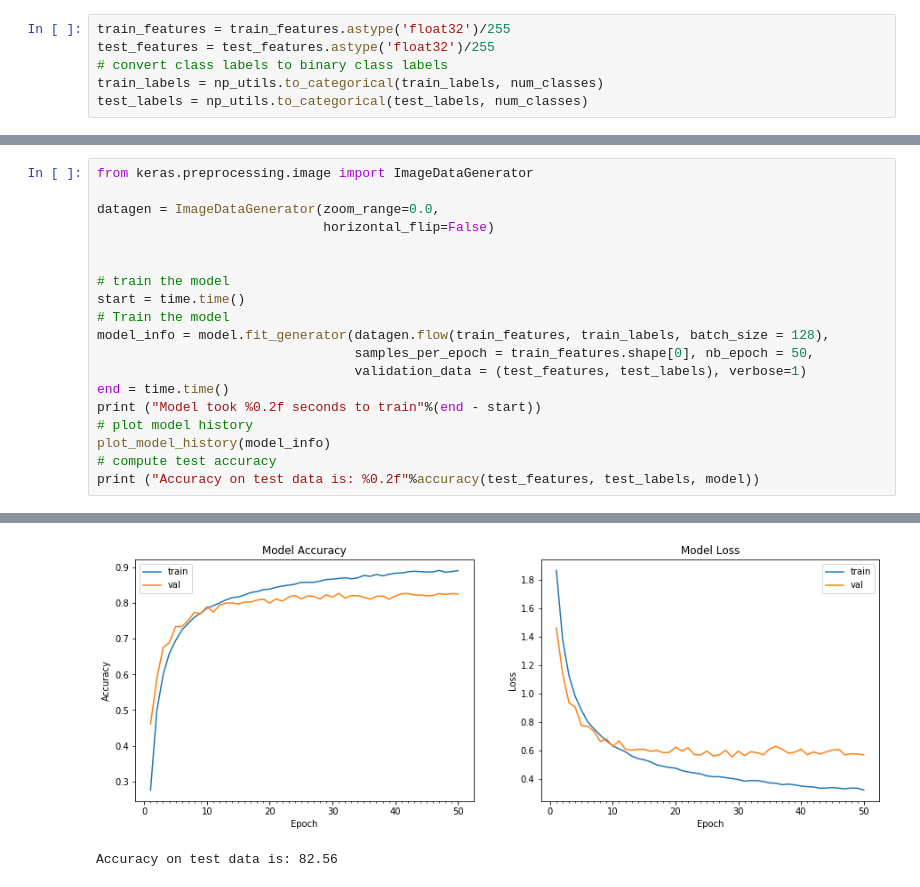
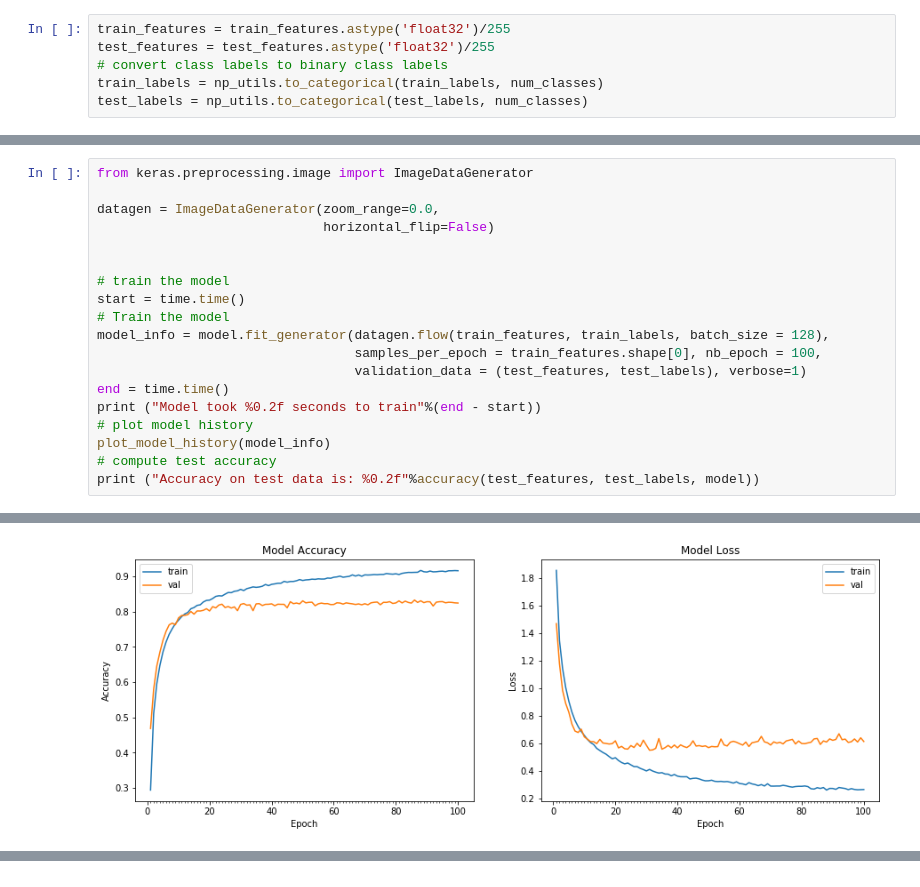
Before and after one commit to AYYasaswini/testmyprojectAI, a Jupyter notebook: Base_Assignment_6.ipynb, the cells around one changed output, grey strips where cells are left out. Saved outputs shown, nothing was run; the diff lists cells and outputs as text.

```diff
--- a/Base_Assignment_6.ipynb
+++ b/Base_Assignment_6.ipynb
@@ -151,7 +150,7 @@ datagen = ImageDataGenerator(zoom_range=0.0,
 start = time.time()
 # Train the model
 model_info = model.fit_generator(datagen.flow(train_features, train_labels, batch_size = 128),
-                                 samples_per_epoch = train_features.shape[0], nb_epoch = 50,
+                                 samples_per_epoch = train_features.shape[0], nb_epoch = 100,
                                  validation_data = (test_features, test_labels), verbose=1)
 end = time.time()
 print ("Model took %0.2f seconds to train"%(end - start))
@@ -165,0 +179 @@ Use tf.where in 2.0, which has the same broadcast rule as np.where
+[figure, new version]
@@ -183,2 +180,0 @@ Model took 1033.54 seconds to train
-[figure, old version]
-Accuracy on test data is: 82.56
```
Also changed, not shown: parts of 6 cells of this notebook.
